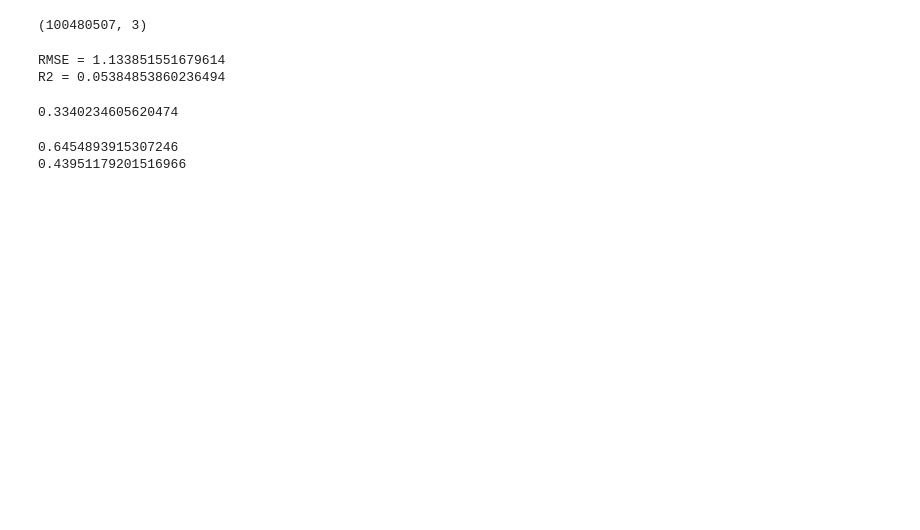
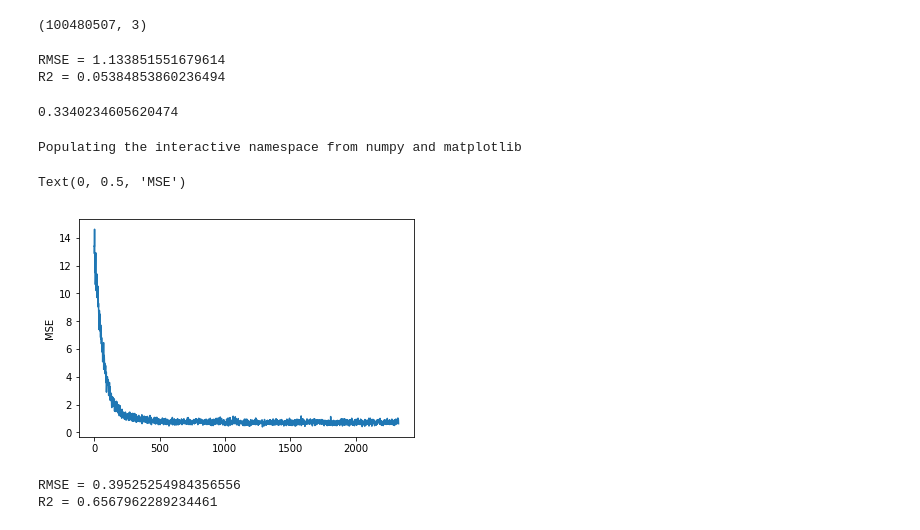
Before and after one commit to Andre6o6/mlcourse-2019, a Jupyter notebook: Task2.ipynb, the cells around one changed output. Drawn from its saved outputs; the diff is of its cells as text; code cells hidden in the pictures; blank space fills up the shorter version.

```diff
--- a/Task2.ipynb
+++ b/Task2.ipynb
@@ -141,5 +141,6 @@ gc.collect()
 # %%
-#transactions = np.load('transactions.npy')
+transactions = np.load('transactions.npy')
+transactions = transactions.astype(int)
 # %%
 transactions.shape
 # %% [output]
@@ -361,11 +376,11 @@ class MSE_torch:
             assert 0, 'Call forward first'
         return -2 * self.err
 # %%
-'''def r2_score(y, y_pred):
-    y_avg = torch.mean(y)
-    ss_total = torch.sum((y - y_avg).pow(2))
-    ss_err = torch.sum((y - y_pred).pow(2))
-    return 1 - ss_err/ss_total'''
+def r2_score(y, y_pred):
+    y_avg = y.mean()
+    ss_total = np.sum(np.square(y - y_avg))
+    ss_err = np.sum(np.square(y - y_pred))
+    return 1 - ss_err/ss_total
 # %%
 n = X.shape[1]
 k = 10
@@ -374,7 +389,7 @@ model.to(device)
 
 criterion = MSE_torch()
 # %%
-batch_size = 1000
+batch_size = 100
 
 iters = X_train.shape[0] // batch_size
 if (X_train.shape[0] % batch_size > 0):
@@ -384,6 +399,9 @@ def get_batch_torch(i):
     return torch.tensor(X_train[i*batch_size:(i+1)*batch_size].toarray(), dtype=torch.float32), \
            torch.tensor(y_train[i*batch_size:(i+1)*batch_size], dtype=torch.float32)
 # %%
+import time
+history = []
+history_r2 = []
 epochs = 1
 for epoch in range(epochs):
     for i in range(iters):
@@ -395,5 +413,10 @@ for epoch in range(epochs):
         dLdy = criterion.backward()
         model.backward(dLdy)
 
-        print("[{}]({}) l = {}".format(epoch, i, loss))
-        print("\t r2 = {}".format(r2_score(y_batch.cpu().numpy(), y_pred.cpu().numpy())))
+        if (i + 1) % 10 == 0:
+            print("[{}]({}) l = {}".format(epoch, i, loss))
+            r2 = r2_score(y_batch.cpu().numpy(), y_pred.cpu().numpy())
+            history_r2.append(loss)
+            print("\t r2 = {}".format(r2))
+
+        history.append(loss)
@@ -416,7 +423,31 @@ model.fit(X_train, y_train, show_progress=True)
-# %%
-y_pred = model.predict(X_test)
-print(MSE().forward(y_test, y_pred))
-print(r2_score(y_test, y_pred))
-# %% [output]
-0.6454893915307246
-0.43951179201516966
+# %%
+%pylab inline
+plt.plot(history)
+plt.ylabel("MSE")
+# %% [output]
+Populating the interactive namespace from numpy and matplotlib
+Text(0, 0.5, 'MSE')
+[figure, added]
+# %%
+import tqdm
+
+batch_size = 1000
+iters = X_test.shape[0] // batch_size
+if (X_test.shape[0] % batch_size > 0):
+    iters += 1
+
+def get_test(i):
+    return torch.tensor(X_test[i*batch_size:(i+1)*batch_size].toarray(), dtype=torch.float32)
+
+y_pred = np.zeros(y_test.shape)
+
+for i in tqdm.tqdm(range(iters)):
+    X_batch = get_test(i)
+    y_pred[i*batch_size:(i+1)*batch_size] = model.forward(X_batch.to(device)).cpu().numpy()
+
+print()
+print("RMSE =", MSE().forward(y_test, y_pred))
+print("R2 =", r2_score(y_test, y_pred))
+# %% [output]
+RMSE = 0.39525254984356556
+R2 = 0.6567962289234461
```
Also changed, not shown: parts of 4 cells of this notebook.
